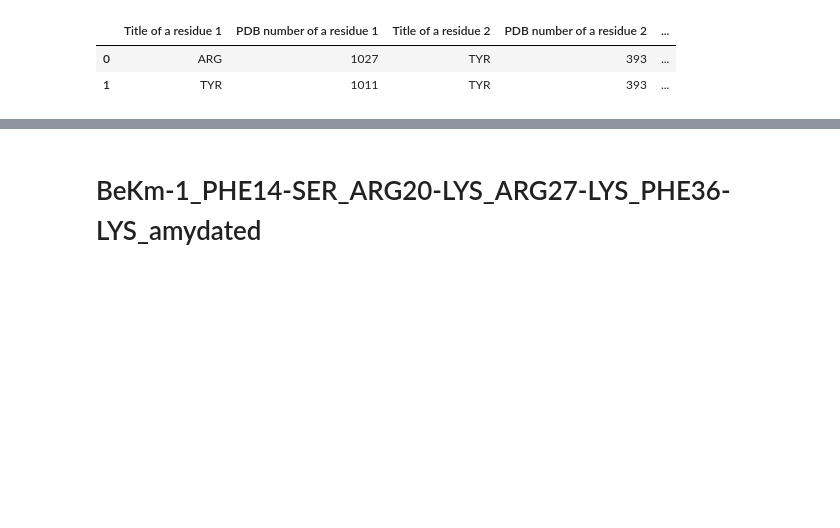
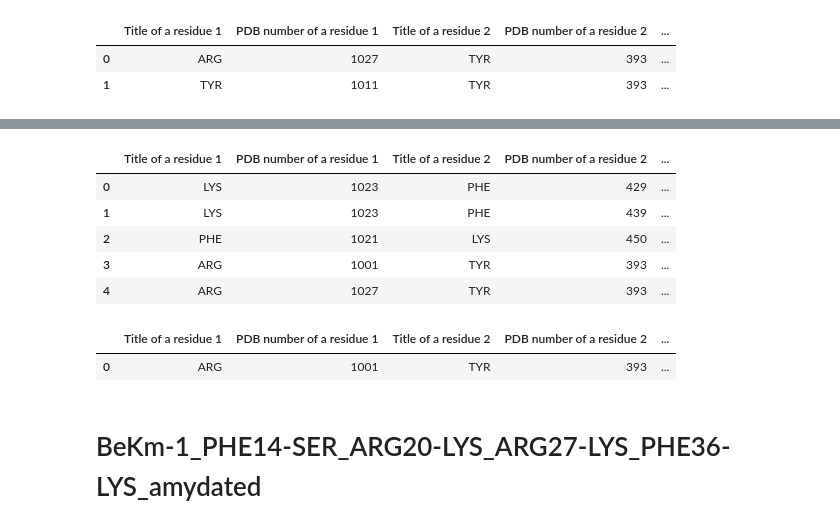
Before and after one commit to nikitadobrokhtov/potassium-channels, a Jupyter notebook: toxin_mutants/Contact_analysis_of_complexes_with_toxin_mutants_new_conformation.ipynb, the cells around one changed output, grey strips where cells are left out. Cells and saved outputs as stored; diff of their text form; code cells hidden in the pictures; blank space fills up the shorter version.

```diff
--- a/toxin_mutants/Contact_analysis_of_complexes_with_toxin_mutants_new_conformation.ipynb
+++ b/toxin_mutants/Contact_analysis_of_complexes_with_toxin_mutants_new_conformation.ipynb
@@ -189,3 +230,17 @@ stk
+# %%
+pi
+# %% [output]
+|  | Title of a residue 1 | PDB number of a residue 1 | Title of a residue 2 | PDB number of a residue 2 | ... |
+| 0 | LYS | 1023 | PHE | 429 | ... |
+| 1 | LYS | 1023 | PHE | 439 | ... |
+| 2 | PHE | 1021 | LYS | 450 | ... |
+| 3 | ARG | 1001 | TYR | 393 | ... |
+| 4 | ARG | 1027 | TYR | 393 | ... |
+# %%
+stk
+# %% [output]
+|  | Title of a residue 1 | PDB number of a residue 1 | Title of a residue 2 | PDB number of a residue 2 | ... |
+| 0 | ARG | 1001 | TYR | 393 | ... |
 # %% [markdown]
 # BeKm-1_PHE14-SER_ARG20-LYS_ARG27-LYS_PHE36-LYS_amydated
 # %%
```
Also changed, not shown: parts of 4 cells of this notebook, 21 other files.
